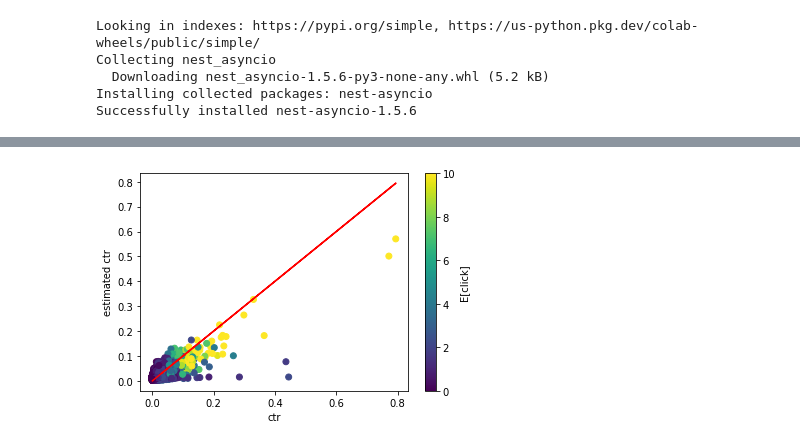
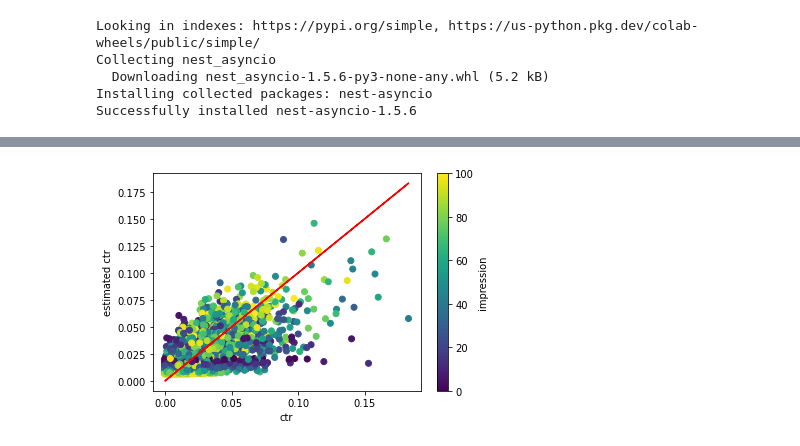
Before and after one commit to WellFan/bayesian_with_merchants, a Jupyter notebook: merchants_goods_model.ipynb, the cells around one changed output, grey strips where cells are left out. Drawn from its saved outputs; the diff is of its cells as text; code cells hidden in the pictures.

```diff
--- a/merchants_goods_model.ipynb
+++ b/merchants_goods_model.ipynb
@@ -23,7 +45,8 @@ ngoods = np.random.randint(low=1, high=101, size=nmerchants)
 alpha_u = 2
 beta_u = 98
 mu_i = stats.beta.rvs(alpha_u, beta_u, size=nmerchants)
-trial = 10*stats.expon.rvs(scale=10, size=nmerchants)
+trial = stats.gamma.rvs(10, scale=10, size=nmerchants)
+true_parameters = {'alpha_u':alpha_u, 'beta_u':beta_u, 'mu_i':mu_i, 'trial':trial, 'ngoods':ngoods, 'alpha_i':mu_i*trial, 'beta_i':(1-mu_i)*trial}
 data = np.array(([0], [0], [0], [0]))
 for i in range(nmerchants):
   ctr = np.array(stats.beta.rvs(mu_i[i]*trial[i], (1-mu_i[i])*trial[i], size=ngoods[i]))
@@ -209,7 +311,7 @@ model{
 '''
 stan_data = {'N':data.shape[0], 'impression': list(data[:,2].astype('int')), 'click': list(data[:,3].astype('int'))}
 posterior = stan.build(text2, data=stan_data)
-fit = posterior.sample(num_chains=2, num_samples=500)
+fit = posterior.sample(num_chains=1, num_samples=500)
 df_nomerchant = fit.to_frame()
 # %% [output]
 Building...
@@ -255,9 +357,9 @@ customer_stan.head()
 # %%
-plt.scatter(customer_stan.ctr, customer_stan.avg_bayesian, c=customer_stan.impression*customer_stan.ctr, cmap='viridis', vmin=0, vmax=10)
+plt.scatter(customer_stan.ctr, customer_stan.avg_bayesian, c=customer_stan.impression, cmap='viridis', vmin=0, vmax=100)
 plt.plot(customer_stan.ctr, customer_stan.ctr, color='red')
-plt.colorbar(label='E[click]')
+plt.colorbar(label='impression')
 plt.xlabel('ctr')
 plt.ylabel('estimated ctr')
 plt.show()
 # %% [output]
-[figure, old version]
+[figure, new version]
```
Also changed, not shown: parts of 31 cells of this notebook.
